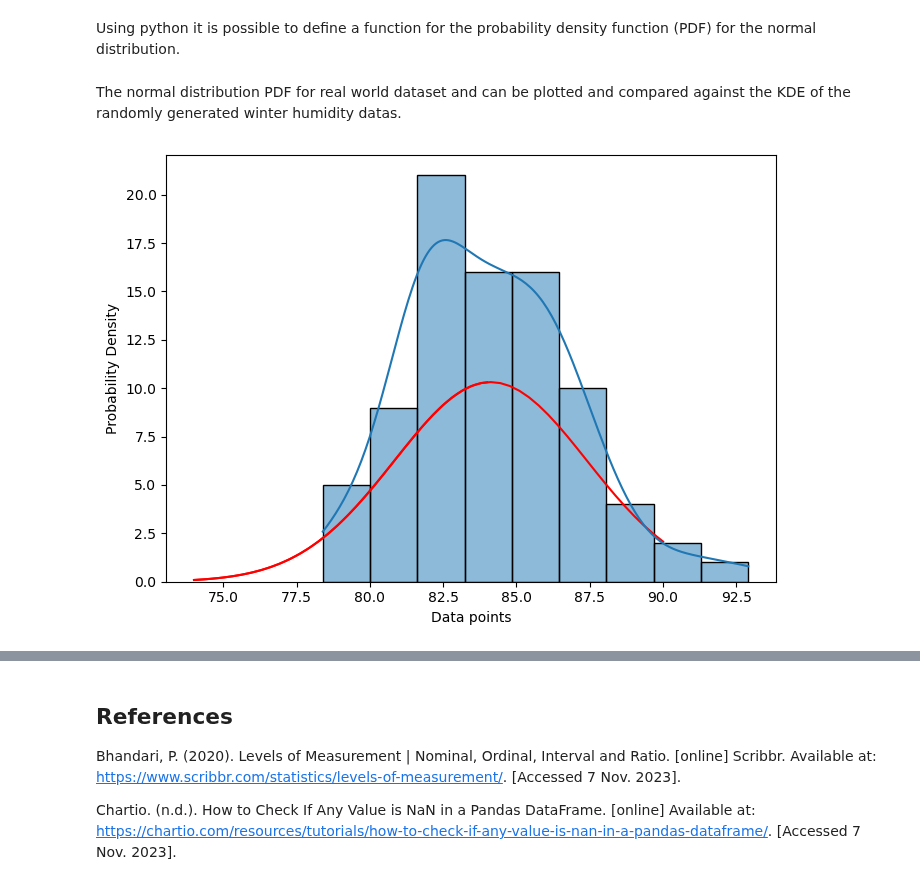
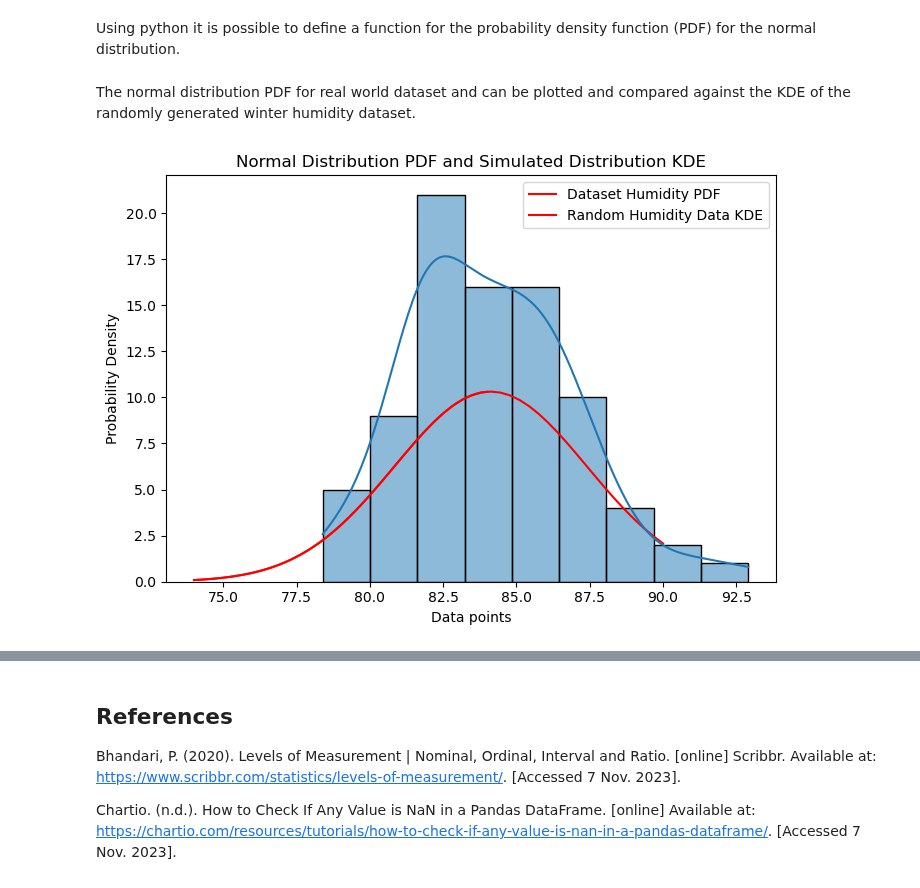
Before and after one commit to humphs078/ProgrammingforDataAnalysisAssignment_1, a Jupyter notebook: submission_notebook.ipynb, the cells around one changed output, grey strips where cells are left out. Cells and saved outputs as stored; diff of their text form; code cells hidden in the pictures.

Commit message:
Tidy up humidity modelling, bare bones of correlation section and modelled dataset section.

```diff
--- a/submission_notebook.ipynb
+++ b/submission_notebook.ipynb
@@ -666,27 +666,23 @@ def normal_dist(x , mean , sd):
     prob_density = (np.pi*sd) * np.exp(-0.5*((x-mean)/sd)**2)
     return prob_density
 # %% [markdown]
-The normal distribution PDF for real world dataset and can be plotted and compared against the KDE of the randomly generated winter humidity datas.
+The normal distribution PDF for real world dataset and can be plotted and compared against the KDE of the randomly generated winter humidity dataset.
 # %%
 import numpy as np
 
-x = np.linspace(winter.describe()['humidity_%']['min'], (winter.describe()['humidity_%']['max'], winter_rows))
+x_axis_values = np.linspace(winter.describe()['humidity_%']['min'], (winter.describe()['humidity_%']['max'], winter_rows))
 
-yax = winter['humidity_%']
-
-pdf = normal_dist(x ,winter.describe()['humidity_%']['mean'] , winter.describe()['humidity_%']['std'])
+pdf = normal_dist(x_axis_values ,winter.describe()['humidity_%']['mean'] , winter.describe()['humidity_%']['std'])
 
 
 plt.rcParams['figure.figsize'] = (7,5)
 
-plt.plot(x, pdf, color = 'red')
-# sns.kdeplot(winter_normal_humidity)
-# plt.hist(yax)
-# sns.histplot(yax, kde=True)
+plt.plot(x_axis_values, pdf, color = 'red')
 sns.histplot(winter_normal_humidity, kde=True)
-# sns.kdeplot(yax)
 plt.xlabel('Data points')
 plt.ylabel('Probability Density')
+plt.legend(labels=['Dataset Humidity PDF', 'Random Humidity Data KDE'])
+plt.title('Normal Distribution PDF and Simulated Distribution KDE')
 plt.show()
 # %% [output]
-[figure, old version]
+[figure, new version]
```
Also changed, not shown: parts of 4 cells of this notebook.
